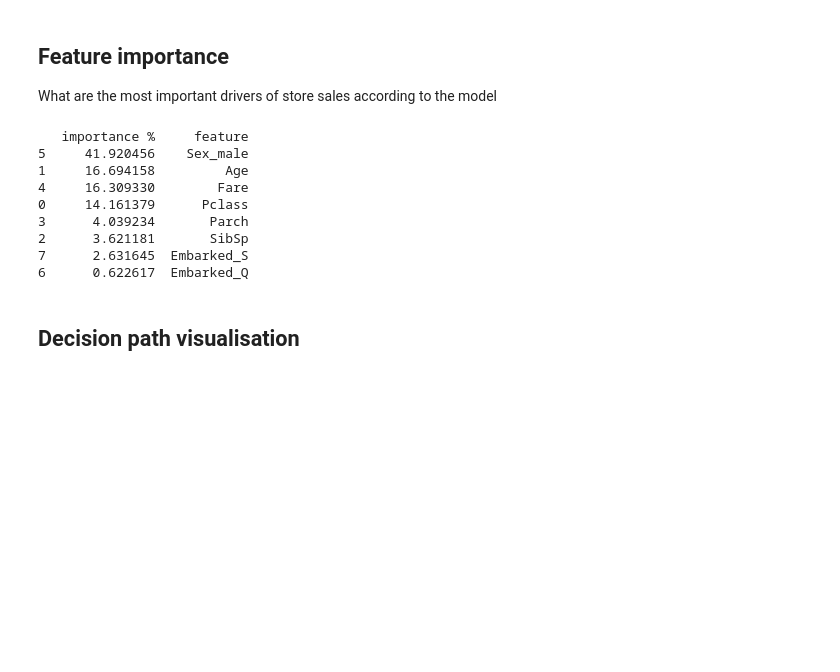
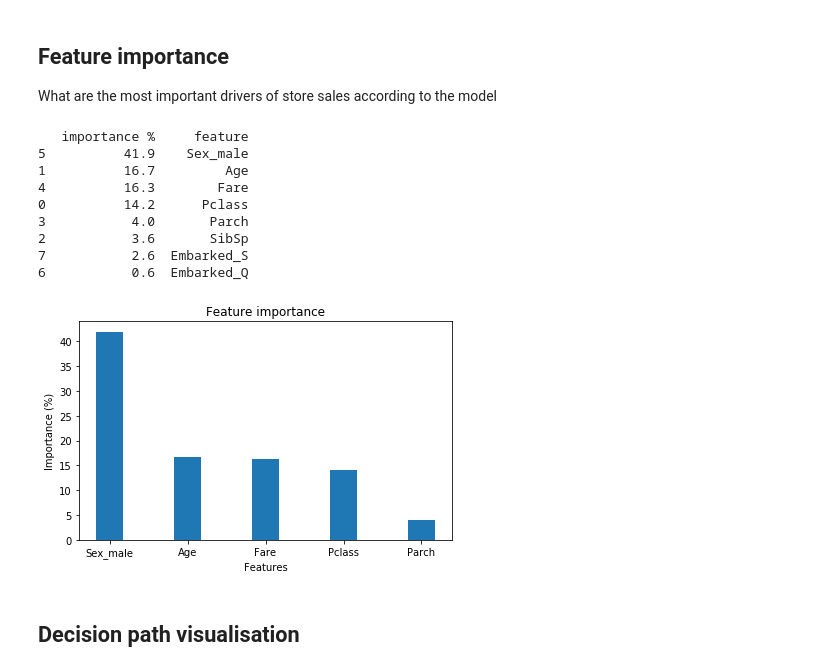
Before and after one commit to joaeechew/python-ML-pipeline, a Jupyter notebook: RF-Classifier-Pipeline.ipynb, the cells around one changed output. Cells and saved outputs as stored; diff of their text form; code cells hidden in the pictures; blank space fills up the shorter version.

```diff
--- a/RF-Classifier-Pipeline.ipynb
+++ b/RF-Classifier-Pipeline.ipynb
@@ -212,23 +209,49 @@ What are the most important drivers of store sales according to the model
 def feature_importance(model, trainData, display_n_rows):
     """Display feature importance & weighting for tree based model"""
     fi = model.feature_importances_*100
+    feat_imp = round(pd.DataFrame(list(zip(fi,trainData.columns.values))),1)
+    feat_imp = feat_imp.sort_values(by=0, axis=0, ascending=False)
+    feat_imp.columns = ['importance %', 'feature']
+    print(feat_imp[:display_n_rows])
+
+def feature_importance_graph(model, trainData, display_n_rows):
+    """Display feature importance & weighting for tree based model"""
+    fi = model.feature_importances_*100
     feat_imp = pd.DataFrame(list(zip(fi,trainData.columns.values)))
     feat_imp = feat_imp.sort_values(by=0, axis=0, ascending=False)
     feat_imp.columns = ['importance %', 'feature']
-    print(feat_imp[:display_n_rows])
+
+    x = np.arange(0, display_n_rows,1)
+    y = feat_imp.iloc[:display_n_rows,0]
+    bar_width = 0.35
+
+    pl.bar(x, y, bar_width)
+    pl.xlabel('Features')
+    pl.ylabel('Importance (%)')
+    pl.title('Feature importance')
+
+    label = feat_imp.iloc[:display_n_rows,1].values
+    pl.xticks(x, label)
+
+    pl.tight_layout()
 # %%
 #Display features & weighting
 feature_importance(rf_best, X_train, 10)
 # %% [output]
    importance %     feature
-5     41.920456    Sex_male
-1     16.694158         Age
-4     16.309330        Fare
-0     14.161379      Pclass
-3      4.039234       Parch
-2      3.621181       SibSp
-7      2.631645  Embarked_S
-6      0.622617  Embarked_Q
+5          41.9    Sex_male
+1          16.7         Age
+4          16.3        Fare
+0          14.2      Pclass
+3           4.0       Parch
+2           3.6       SibSp
+7           2.6  Embarked_S
+6           0.6  Embarked_Q
+# %%
+#Display features graph
+feature_importance_graph(rf_best, X_train, 5)
+# %% [output]
+[figure, added]
 # %% [markdown]
 ## Decision path visualisation
 # %%
```
Also changed, not shown: parts of 3 cells of this notebook, 1 other file.
